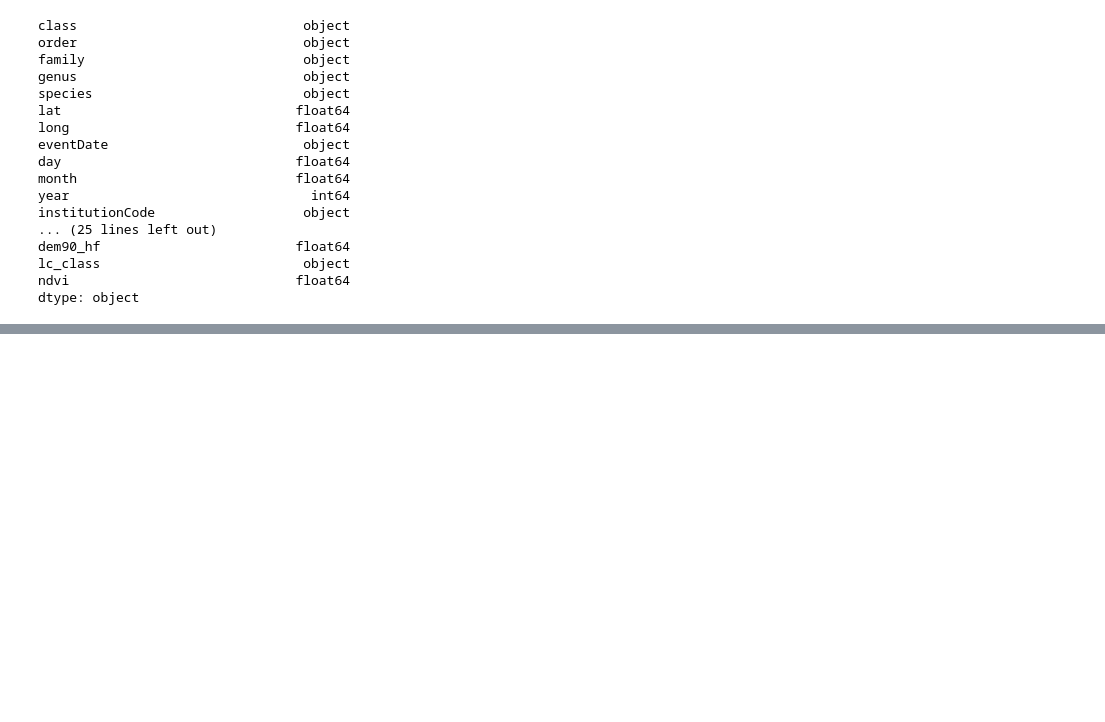
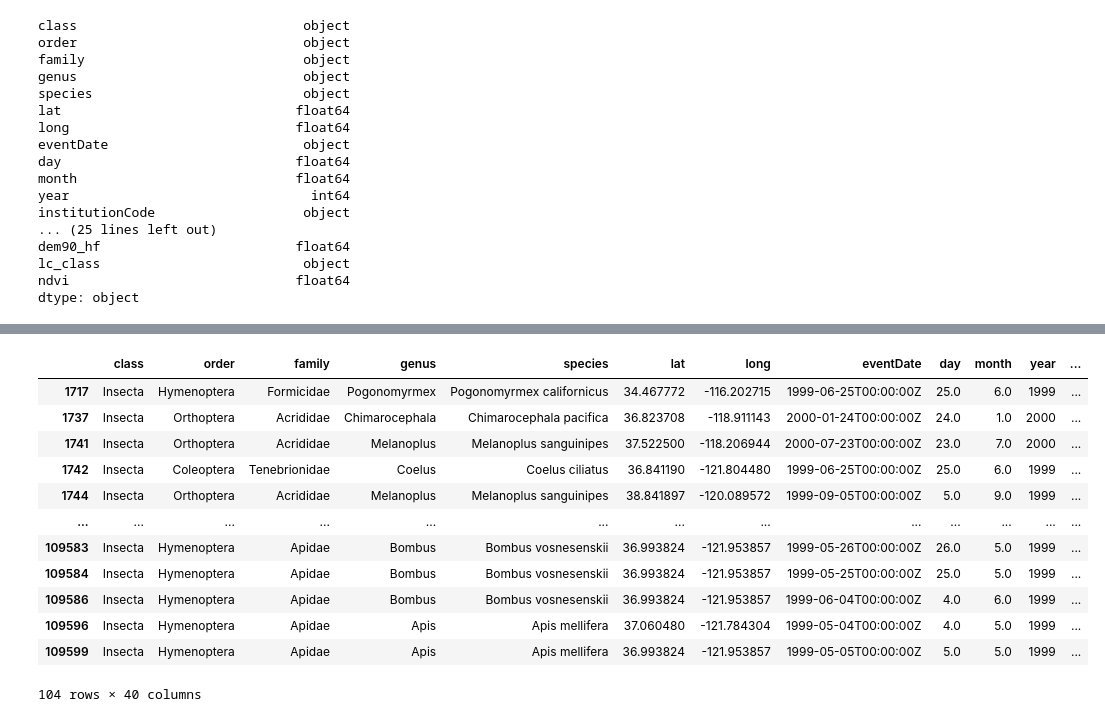
Before and after one commit to ssoriano22/eds220-discussion-sections, a Jupyter notebook: section-1-data-selection-drylands.ipynb, the cells around one changed output, grey strips where cells are left out. Cells and saved outputs as stored; diff of their text form; code cells hidden in the pictures; blank space fills up the shorter version.

```diff
--- a/section-1-data-selection-drylands.ipynb
+++ b/section-1-data-selection-drylands.ipynb
@@ -190,0 +235,18 @@ dtype: object
+# %%
+#Subset rows from 1992-2000 (year)
+prey_yrsub = prey[prey["year"].between(1999,2000)]
+prey_yrsub
+# %% [output]
+|  | class | order | family | genus | species | lat | long | eventDate | day | month | year | ... |
+| 1717 | Insecta | Hymenoptera | Formicidae | Pogonomyrmex | Pogonomyrmex californicus | 34.467772 | -116.202715 | 1999-06-25T00:00:00Z | 25.0 | 6.0 | 1999 | ... |
+| 1737 | Insecta | Orthoptera | Acrididae | Chimarocephala | Chimarocephala pacifica | 36.823708 | -118.911143 | 2000-01-24T00:00:00Z | 24.0 | 1.0 | 2000 | ... |
+| 1741 | Insecta | Orthoptera | Acrididae | Melanoplus | Melanoplus sanguinipes | 37.522500 | -118.206944 | 2000-07-23T00:00:00Z | 23.0 | 7.0 | 2000 | ... |
+| 1742 | Insecta | Coleoptera | Tenebrionidae | Coelus | Coelus ciliatus | 36.841190 | -121.804480 | 1999-06-25T00:00:00Z | 25.0 | 6.0 | 1999 | ... |
+| 1744 | Insecta | Orthoptera | Acrididae | Melanoplus | Melanoplus sanguinipes | 38.841897 | -120.089572 | 1999-09-05T00:00:00Z | 5.0 | 9.0 | 1999 | ... |
+| ... | ... | ... | ... | ... | ... | ... | ... | ... | ... | ... | ... | ... |
+| 109583 | Insecta | Hymenoptera | Apidae | Bombus | Bombus vosnesenskii | 36.993824 | -121.953857 | 1999-05-26T00:00:00Z | 26.0 | 5.0 | 1999 | ... |
+| 109584 | Insecta | Hymenoptera | Apidae | Bombus | Bombus vosnesenskii | 36.993824 | -121.953857 | 1999-05-25T00:00:00Z | 25.0 | 5.0 | 1999 | ... |
+| 109586 | Insecta | Hymenoptera | Apidae | Bombus | Bombus vosnesenskii | 36.993824 | -121.953857 | 1999-06-04T00:00:00Z | 4.0 | 6.0 | 1999 | ... |
+| 109596 | Insecta | Hymenoptera | Apidae | Apis | Apis mellifera | 37.060480 | -121.784304 | 1999-05-04T00:00:00Z | 4.0 | 5.0 | 1999 | ... |
+| 109599 | Insecta | Hymenoptera | Apidae | Apis | Apis mellifera | 36.993824 | -121.953857 | 1999-05-05T00:00:00Z | 5.0 | 5.0 | 1999 | ... |
+104 rows × 40 columns
```
Also changed, not shown: parts of 7 cells of this notebook.
